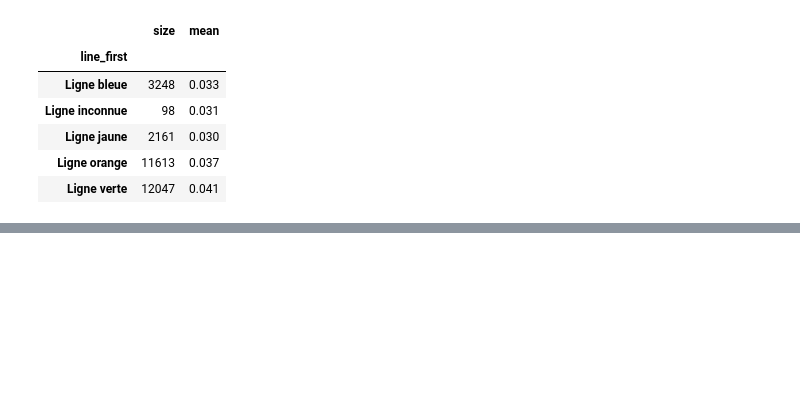
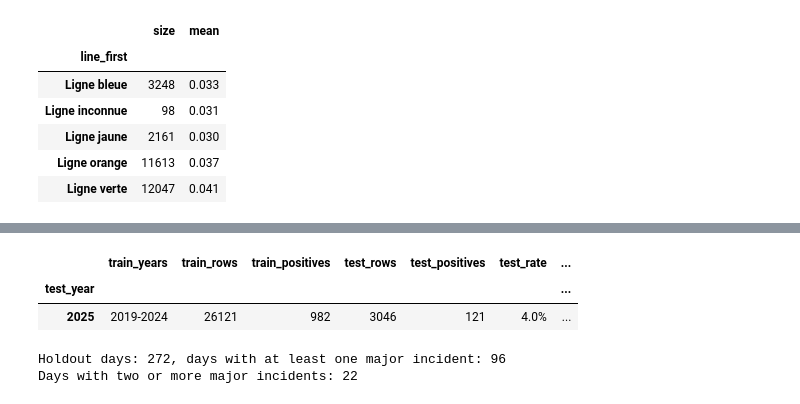
Before and after one commit to elcine/DS_challenge, a Jupyter notebook: notebooks/analysis.ipynb, the cells around one changed output, grey strips where cells are left out. Cells and saved outputs as stored; diff of their text form; code cells hidden in the pictures; blank space fills up the shorter version.

```diff
--- a/notebooks/analysis.ipynb
+++ b/notebooks/analysis.ipynb
@@ -1561,0 +1596,22 @@ Non affecté       Ligne inconnue  False             97
+# %%
+# Final holdout: 2025 (January to September), trained on everything before it.
+holdout = validation.rolling_origin_folds(model_table, test_years=[2025])
+holdout_table = validation.describe_folds(model_table, holdout, target="is_major")
+# The same holdout seen through the secondary target (30 minutes or more).
+holdout_table["test_positives_30min"] = int(model_table.loc[holdout[0]["test"], "is_severe"].sum())
+holdout_table.style.format({"test_rate": "{:.1%}"})
+# %% [output]
+|  | train_years | train_rows | train_positives | test_rows | test_positives | test_rate | ... |
+| test_year |  |  |  |  |  |  | ... |
+| 2025 | 2019-2024 | 26121 | 982 | 3046 | 121 | 4.0% | ... |
+# %%
+# Incidents are not fully independent: several can start on the same service
+# day. If uncertainty is estimated by resampling, resampling whole days keeps
+# such incidents together. How many days and positive days does 2025 hold?
+holdout_rows = model_table[holdout[0]["test"]]
+per_day = holdout_rows.groupby("service_date")["is_major"].agg(["size", "sum"])
+print(f"Holdout days: {len(per_day)}, days with at least one major incident: {(per_day['sum'] > 0).sum()}")
+print(f"Days with two or more major incidents: {(per_day['sum'] >= 2).sum()}")
+# %% [output]
+Holdout days: 272, days with at least one major incident: 96
+Days with two or more major incidents: 22
```
Also changed, not shown: parts of 4 cells of this notebook, 3 other files.
